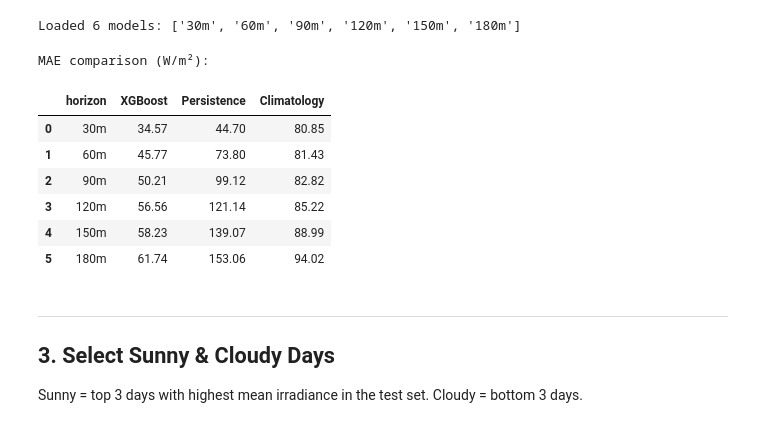
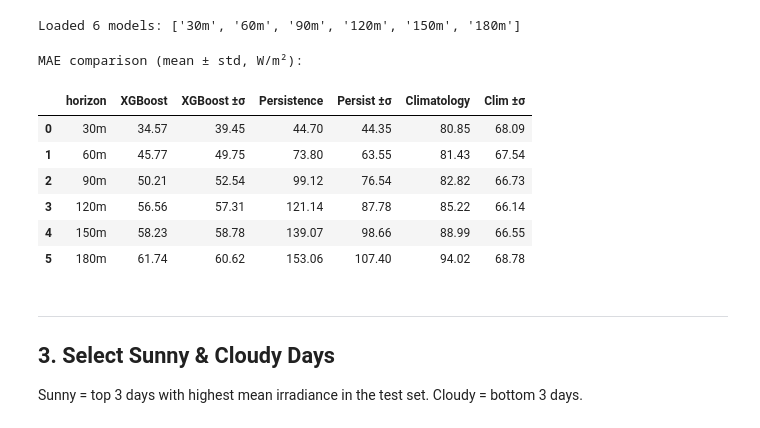
Before and after one commit to MariaRiojas/GalapaOS, a Jupyter notebook: code_from_sala/visualization.ipynb, the cells around one changed output. Drawn from its saved outputs; the diff is of its cells as text; code cells hidden in the pictures.

```diff
--- a/code_from_sala/visualization.ipynb
+++ b/code_from_sala/visualization.ipynb
@@ -142,9 +142,13 @@ def eval_xgb(dataset):
         actual_abs = solar_vals + dataset[target].values
         mask = (~np.isnan(actual_abs)) & (actual_abs > 0.01)
         if mask.sum() == 0: continue
-        mae = mean_absolute_error(actual_abs[mask], pred_abs[mask]) * 1000
+        errors = np.abs(actual_abs[mask] - pred_abs[mask]) * 1000
+        mae = errors.mean()
+        mae_std = errors.std()
         rows.append({'model': 'XGBoost', 'horizon': h,
-                     'horizon_min': s*30, 'mae_wm2': round(mae, 2)})
+                     'horizon_min': s*30,
+                     'mae_wm2': round(mae, 2),
+                     'mae_std_wm2': round(mae_std, 2)})
     return pd.DataFrame(rows).sort_values('horizon_min')
 
 # Persistence
@@ -156,47 +160,60 @@ def eval_persist(dataset):
         actual_abs = solar_vals + dataset[target].values
         mask = (~np.isnan(actual_abs)) & (actual_abs > 0.01)
         if mask.sum() == 0: continue
-        mae = mean_absolute_error(actual_abs[mask], solar_vals[mask]) * 1000
+        errors = np.abs(actual_abs[mask] - solar_vals[mask]) * 1000
+        mae = errors.mean()
+        mae_std = errors.std()
         rows.append({'model': 'Persistence', 'horizon': h,
-                     'horizon_min': s*30, 'mae_wm2': round(mae, 2)})
+                     'horizon_min': s*30,
+                     'mae_wm2': round(mae, 2),
+                     'mae_std_wm2': round(mae_std, 2)})
     return pd.DataFrame(rows).sort_values('horizon_min')
 
 # Climatology
 def eval_clim(dataset, train_set):
     clim = train_set.groupby([train_set.index.hour, train_set.index.minute])['solar_kw'].mean()
     rows = []
     solar_vals = dataset['solar_kw'].values
     for s, h in zip(steps, horizon_names):
         target = f'target_solar_diff_{h}'
         actual_abs = solar_vals + dataset[target].values
         future_times = dataset.index + pd.Timedelta(minutes=s*30)
         clim_vals = np.array([clim.get((t.hour, t.minute), 0) for t in future_times])
         mask = (~np.isnan(actual_abs)) & (actual_abs > 0.01)
         if mask.sum() == 0: continue
-        mae = mean_absolute_error(actual_abs[mask], clim_vals[mask]) * 1000
+        errors = np.abs(actual_abs[mask] - clim_vals[mask]) * 1000
+        mae = errors.mean()
+        mae_std = errors.std()
         rows.append({'model': 'Climatology', 'horizon': h,
-                     'horizon_min': s*30, 'mae_wm2': round(mae, 2)})
+                     'horizon_min': s*30,
+                     'mae_wm2': round(mae, 2),
+                     'mae_std_wm2': round(mae_std, 2)})
     return pd.DataFrame(rows).sort_values('horizon_min')
 
 eval_xgb_df = eval_xgb(test)
 eval_persist_df = eval_persist(test)
 eval_clim_df = eval_clim(test, train)
+# Extract clim for plotting cell
+clim = train.groupby([train.index.hour, train.index.minute])['solar_kw'].mean()
 
 summary = eval_xgb_df[['horizon', 'mae_wm2']].rename(columns={'mae_wm2': 'XGBoost'})
+summary['XGBoost ±σ'] = eval_xgb_df['mae_std_wm2'].values
 summary['Persistence'] = eval_persist_df['mae_wm2'].values
+summary['Persist ±σ'] = eval_persist_df['mae_std_wm2'].values
 summary['Climatology'] = eval_clim_df['mae_wm2'].values
+summary['Clim ±σ'] = eval_clim_df['mae_std_wm2'].values
 
-print("MAE comparison (W/m²):")
+print("MAE comparison (mean ± std, W/m²):")
 summary
 # %% [output]
-MAE comparison (W/m²):
+MAE comparison (mean ± std, W/m²):
-|  | horizon | XGBoost | Persistence | Climatology |
-| 0 | 30m | 34.57 | 44.70 | 80.85 |
-| 1 | 60m | 45.77 | 73.80 | 81.43 |
-| 2 | 90m | 50.21 | 99.12 | 82.82 |
-| 3 | 120m | 56.56 | 121.14 | 85.22 |
-| 4 | 150m | 58.23 | 139.07 | 88.99 |
-| 5 | 180m | 61.74 | 153.06 | 94.02 |
+|  | horizon | XGBoost | XGBoost ±σ | Persistence | Persist ±σ | Climatology | Clim ±σ |
+| 0 | 30m | 34.57 | 39.45 | 44.70 | 44.35 | 80.85 | 68.09 |
+| 1 | 60m | 45.77 | 49.75 | 73.80 | 63.55 | 81.43 | 67.54 |
+| 2 | 90m | 50.21 | 52.54 | 99.12 | 76.54 | 82.82 | 66.73 |
+| 3 | 120m | 56.56 | 57.31 | 121.14 | 87.78 | 85.22 | 66.14 |
+| 4 | 150m | 58.23 | 58.78 | 139.07 | 98.66 | 88.99 | 66.55 |
+| 5 | 180m | 61.74 | 60.62 | 153.06 | 107.40 | 94.02 | 68.78 |
 # %% [markdown]
 ---
 ## 3. Select Sunny & Cloudy Days
```
Also changed, not shown: parts of 1 cell of this notebook, 1 other file.
